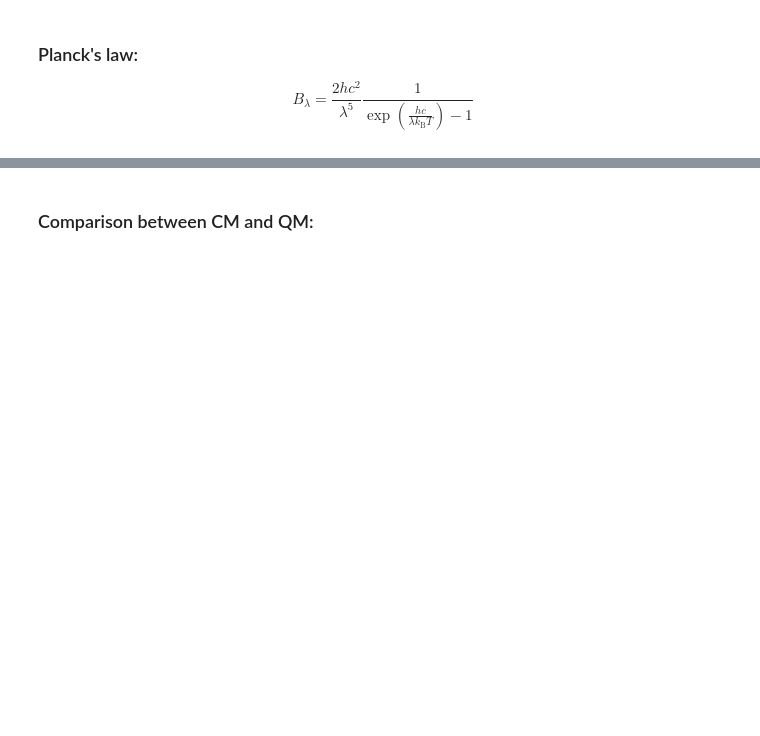
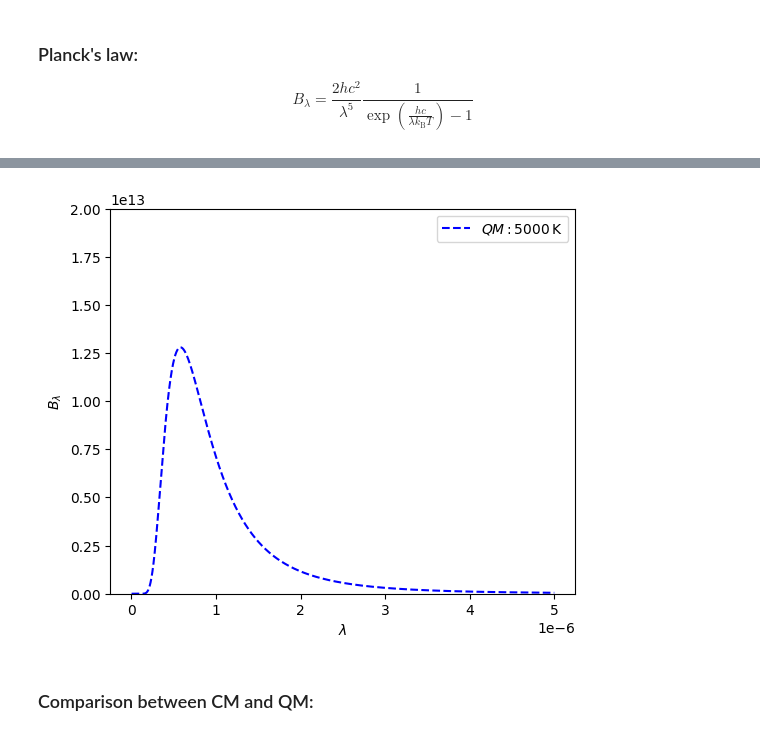
Before and after one commit to wbandabarragan/quantum-mechanics-1, a Jupyter notebook: python-resources/python_for_QM02.ipynb, the cells around one changed output, grey strips where cells are left out. Cells and saved outputs as stored; diff of their text form; code cells hidden in the pictures; blank space fills up the shorter version.

```diff
--- a/python-resources/python_for_QM02.ipynb
+++ b/python-resources/python_for_QM02.ipynb
@@ -27,0 +94,14 @@ $$B_\lambda =\frac{2hc^2}{\lambda^5}\frac 1{ \exp\left(\frac{hc}{\lambda k_\math
+# %%
+# QM law
+
+def planck(lb, tb):
+  """
+  This returns spectral radiances based on QM.
+  Inputs: lb -> lambda (wavelength)
+          tb -> temperature
+  Output: bl -> spectral radiance
+  """
+
+  bl = ((2*h*c**2)/(lb**5))*(1./(np.exp(h*c/(lb*kb*tb))- 1.))
+
+  return bl
@@ -28,2 +116,19 @@ $$B_\lambda =\frac{2hc^2}{\lambda^5}\frac 1{ \exp\left(\frac{hc}{\lambda k_\math
+# %%
+# Plotting the QM law:
+
+plt.figure(figsize=(6,5))
+
+plt.plot(lb, sr_qm, color = "blue", linestyle = "--", label =r"$QM: 5000\,\rm K$")
+
+plt.ylim(0, 2.e13)
+
+plt.xlabel(r"$\lambda$")
+plt.ylabel(r"$B_{\lambda}$")
+
+plt.legend()
+
+plt.show()
+# %% [output]
+[figure, added]
 # %% [markdown]
 ### Comparison between CM and QM:
```
Also changed, not shown: parts of 10 cells of this notebook.
